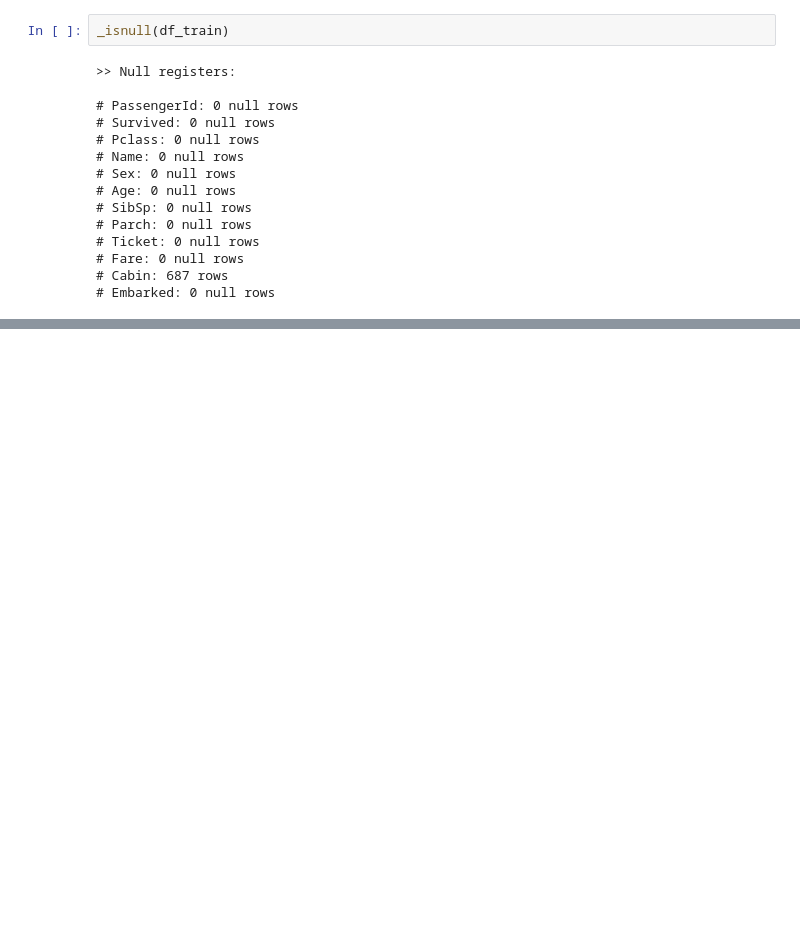
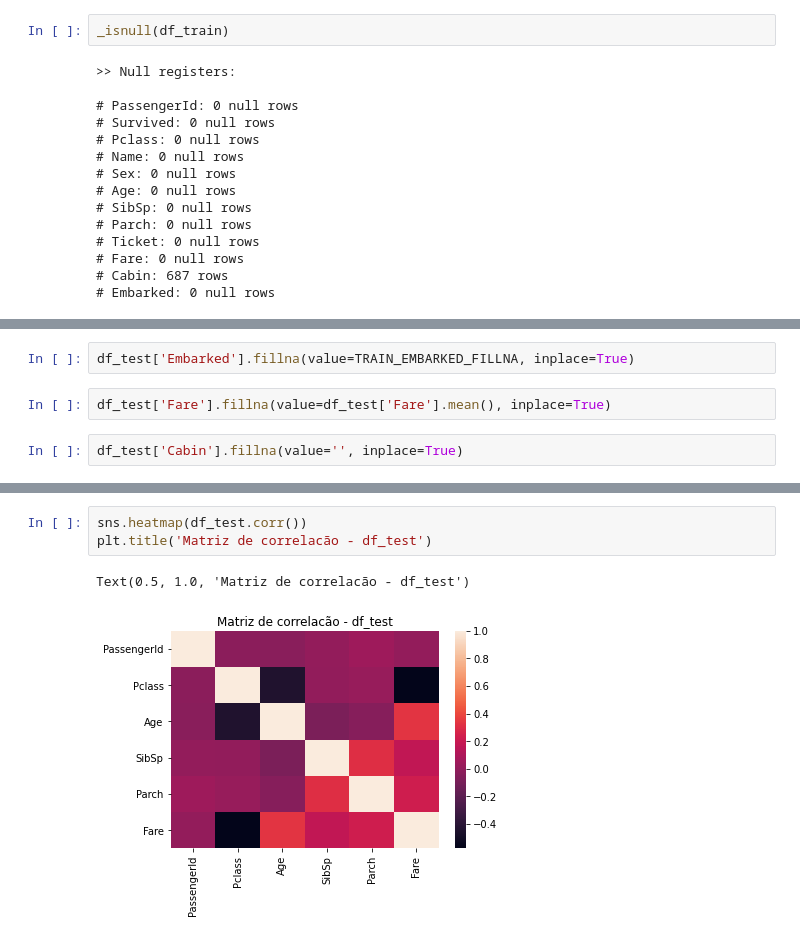
Before and after one commit to htbrandao/pos-grad-iesb-ia, a Jupyter notebook: courses/supervised-ml/atv4/atividade4.ipynb, the cells around one changed output, grey strips where cells are left out. Cells and saved outputs as stored; diff of their text form; blank space fills up the shorter version.

```diff
--- a/courses/supervised-ml/atv4/atividade4.ipynb
+++ b/courses/supervised-ml/atv4/atividade4.ipynb
@@ -130,0 +172,6 @@ _isnull(df_train)
+# %%
+df_test['Embarked'].fillna(value=TRAIN_EMBARKED_FILLNA, inplace=True)
+# %%
+df_test['Fare'].fillna(value=df_test['Fare'].mean(), inplace=True)
+# %%
+df_test['Cabin'].fillna(value='', inplace=True)
@@ -130,0 +194,6 @@ _isnull(df_train)
+# %%
+sns.heatmap(df_test.corr())
+plt.title('Matriz de correlacão - df_test')
+# %% [output]
+Text(0.5, 1.0, 'Matriz de correlacão - df_test')
+[figure, added]
```
Also changed, not shown: parts of 57 cells of this notebook.
